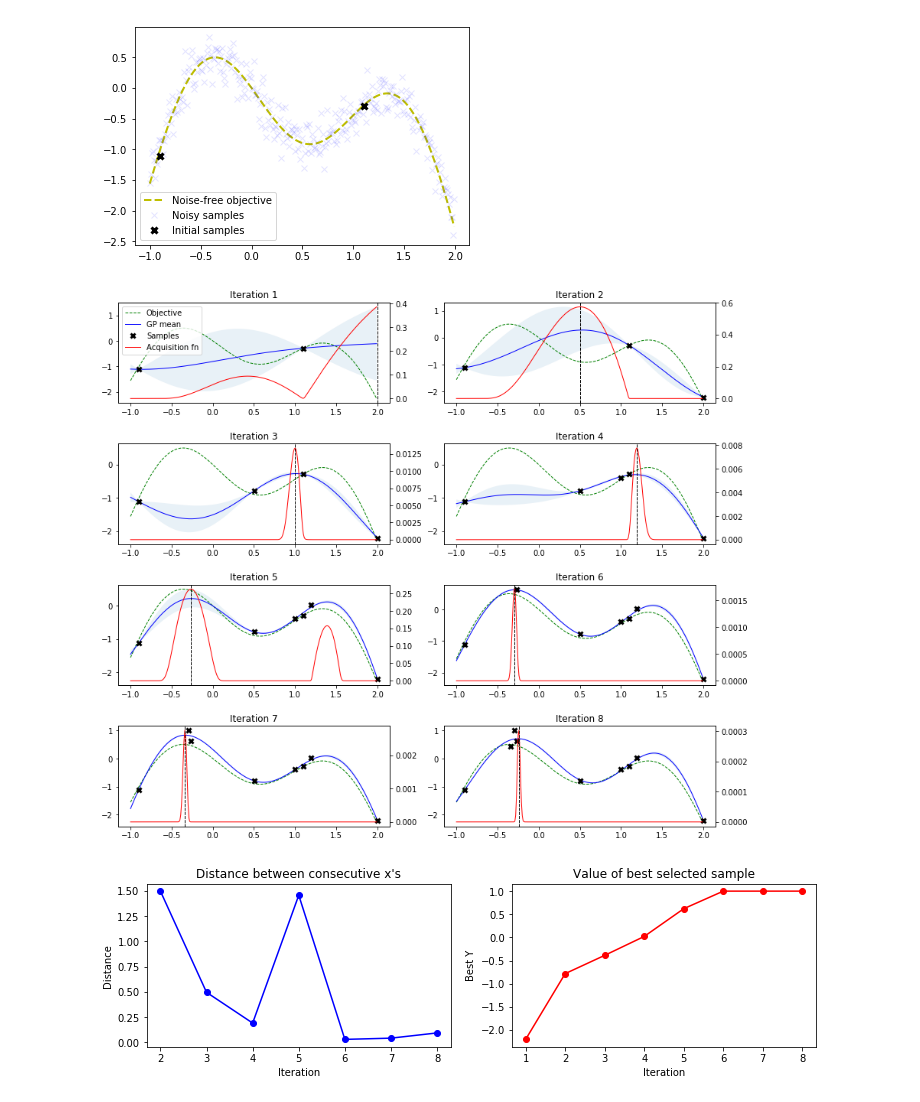
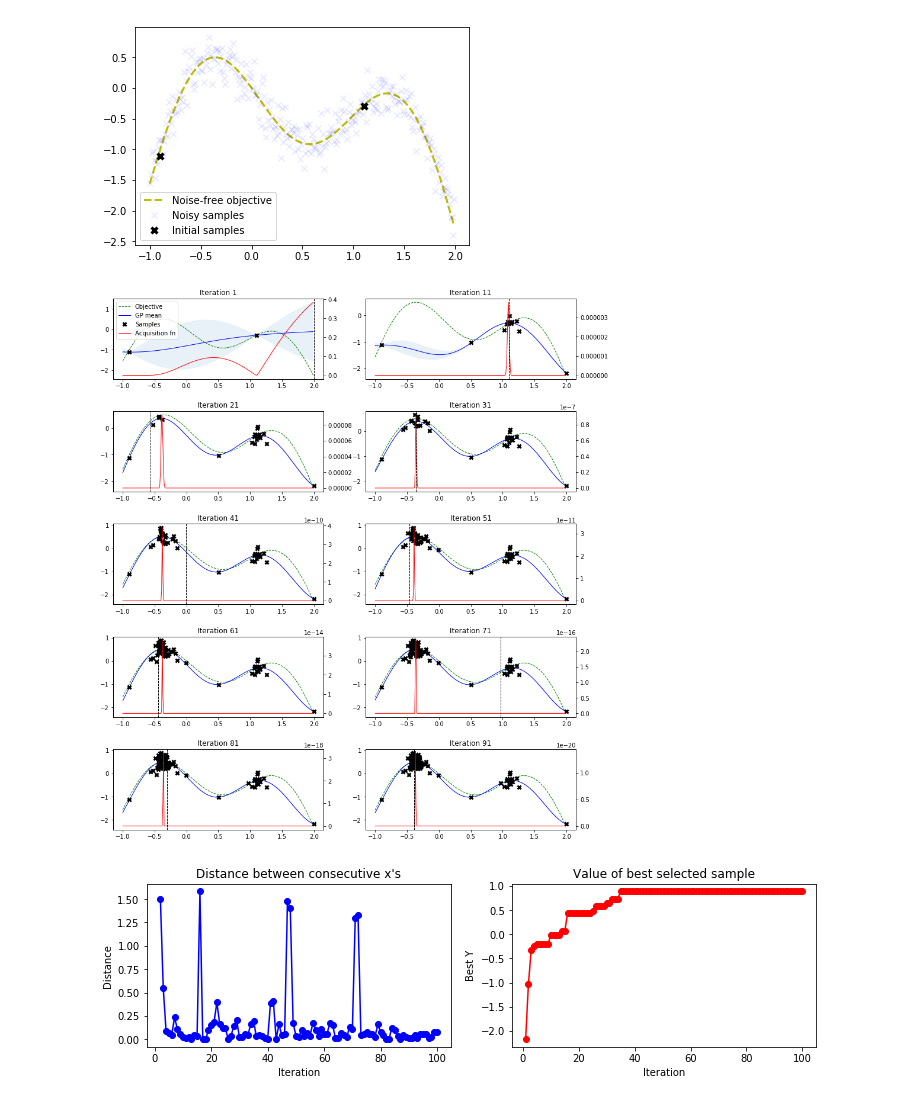
Before and after one commit to darthdeus/bopt, a Jupyter notebook: GP mojeopt.ipynb, the cells around one changed output. Drawn from its saved outputs; the diff is of its cells as text; code cells hidden in the pictures.

Commit message:
Faster kernels again, cleanup plotting

```diff
--- a/GP mojeopt.ipynb
+++ b/GP mojeopt.ipynb
@@ -218,7 +218,7 @@ plt.legend();
 # %% [output]
 [figure]
 # %%
-bo_minimize(f, noise, bounds, X_init, y_init, X_true=X_true, y_true=y_true)
+%prun bo_minimize(f, noise, bounds, X_init, y_init, X_true=X_true, y_true=y_true, n_iter=100, plot_every=10)
 # %% [output]
-[figure, old version]
+[figure, new version]
-[figure, old version]
+[figure, new version]
```
Also changed, not shown: 4 other files.
